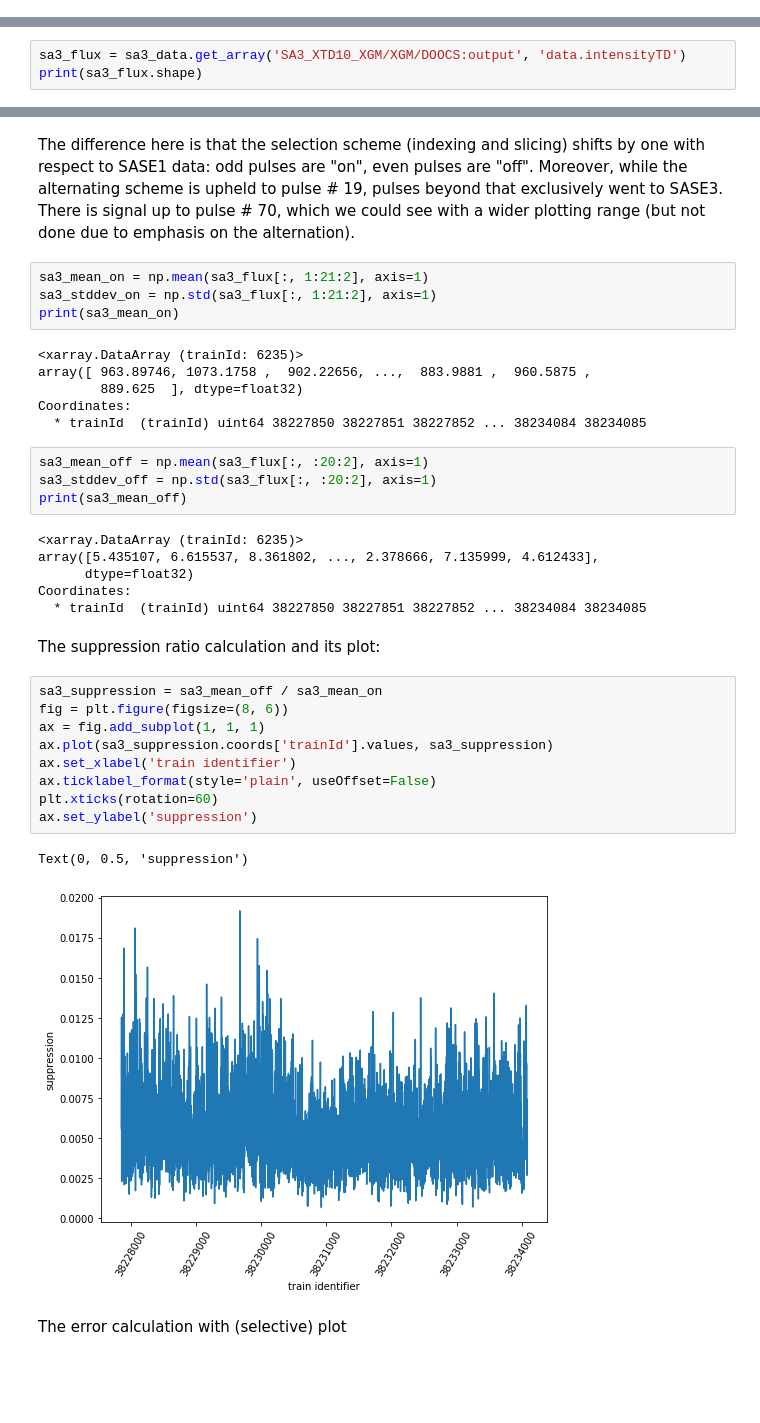
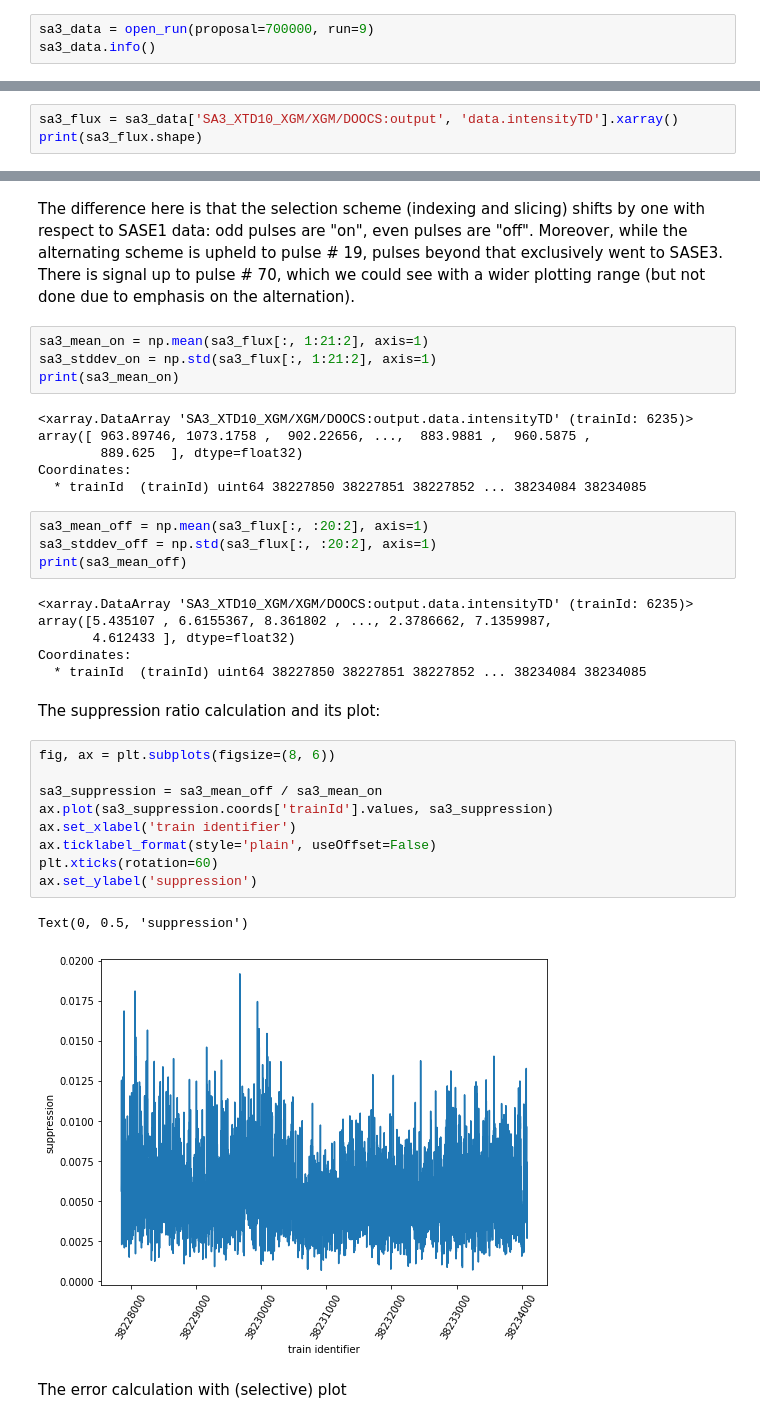
Before and after one commit to European-XFEL/EXtra-data, a Jupyter notebook: docs/xpd_examples2.ipynb, the cells around one changed output, grey strips where cells are left out. Drawn from its saved outputs; the diff is of its cells as text; blank space fills up the shorter version.

```diff
--- a/docs/xpd_examples2.ipynb
+++ b/docs/xpd_examples2.ipynb
@@ -170,0 +157,3 @@ Last train ID:  38234085
+# %%
+sa3_data = open_run(proposal=700000, run=9)
+sa3_data.info()
@@ -171,5 +172,5 @@ Last train ID:  38234085
 # %%
-sa3_flux = sa3_data.get_array('SA3_XTD10_XGM/XGM/DOOCS:output', 'data.intensityTD')
+sa3_flux = sa3_data['SA3_XTD10_XGM/XGM/DOOCS:output', 'data.intensityTD'].xarray()
 print(sa3_flux.shape)
 # %% [output]
 (6235, 1000)
@@ -191,7 +192,7 @@ sa3_mean_on = np.mean(sa3_flux[:, 1:21:2], axis=1)
 sa3_stddev_on = np.std(sa3_flux[:, 1:21:2], axis=1)
 print(sa3_mean_on)
 # %% [output]
-<xarray.DataArray (trainId: 6235)>
+<xarray.DataArray 'SA3_XTD10_XGM/XGM/DOOCS:output.data.intensityTD' (trainId: 6235)>
 array([ 963.89746, 1073.1758 ,  902.22656, ...,  883.9881 ,  960.5875 ,
         889.625  ], dtype=float32)
 Coordinates:
@@ -201,25 +202,25 @@ sa3_mean_off = np.mean(sa3_flux[:, :20:2], axis=1)
 sa3_stddev_off = np.std(sa3_flux[:, :20:2], axis=1)
 print(sa3_mean_off)
 # %% [output]
-<xarray.DataArray (trainId: 6235)>
-array([5.435107, 6.615537, 8.361802, ..., 2.378666, 7.135999, 4.612433],
-      dtype=float32)
+<xarray.DataArray 'SA3_XTD10_XGM/XGM/DOOCS:output.data.intensityTD' (trainId: 6235)>
+array([5.435107 , 6.6155367, 8.361802 , ..., 2.3786662, 7.1359987,
+       4.612433 ], dtype=float32)
 Coordinates:
   * trainId  (trainId) uint64 38227850 38227851 38227852 ... 38234084 38234085
 # %% [markdown]
 The suppression ratio calculation and its plot:
 # %%
+fig, ax = plt.subplots(figsize=(8, 6))
+
 sa3_suppression = sa3_mean_off / sa3_mean_on
-fig = plt.figure(figsize=(8, 6))
-ax = fig.add_subplot(1, 1, 1)
 ax.plot(sa3_suppression.coords['trainId'].values, sa3_suppression)
 ax.set_xlabel('train identifier')
 ax.ticklabel_format(style='plain', useOffset=False)
 plt.xticks(rotation=60)
 ax.set_ylabel('suppression')
 # %% [output]
 Text(0, 0.5, 'suppression')
-[figure, old version]
+[figure, new version]
 # %% [markdown]
 The error calculation with (selective) plot
 # %%
```
Also changed, not shown: parts of 16 cells of this notebook.
